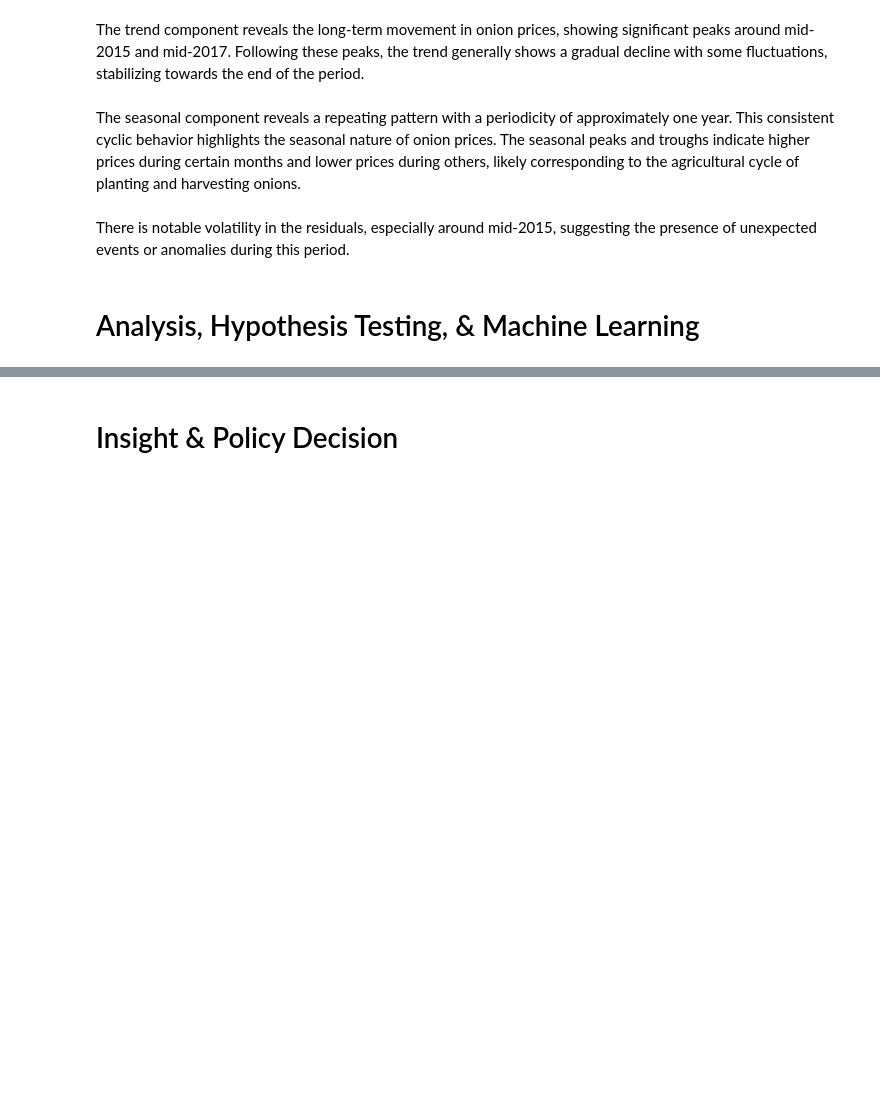
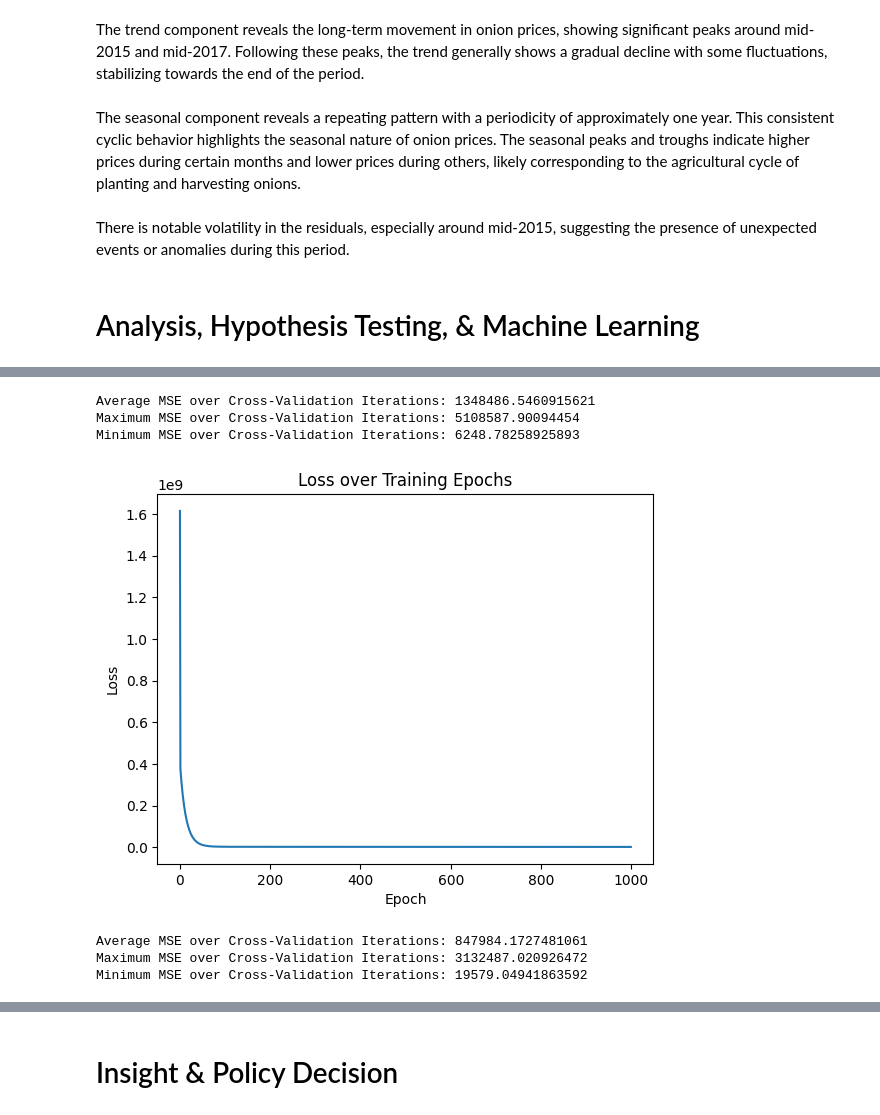
Before and after one commit to 4Delta6/4Delta6.github.io, a Jupyter notebook: final.ipynb, the cells around one changed output, grey strips where cells are left out. Saved outputs shown, nothing was run; the diff lists cells and outputs as text; code cells hidden in the pictures; blank space fills up the shorter version.

```diff
--- a/final.ipynb
+++ b/final.ipynb
@@ -172,0 +243,49 @@ Based on the ADF test results, with a p-value of 0.068, we fail to reject the nu
+# %%
+indexed_df = df.reset_index().sample(frac=1)
+k_fold_size = 10
+k_fold_iterations = (len(df) // k_fold_size)
+mse = []
+loss_example = []
+
+# model parameters
+timesteps = 1000
+learning_rate = 0.0005
+
+# add extra iteration for leftover data from grouping data
+if len(df) % k_fold_size != 0:
+    k_fold_iterations += 1
+
+for i in range(k_fold_iterations):
+    # cut group from dataframe for testing and use rest as training set
+    # track eval metrics (MSE, loss, etc.)
+    starting_idx = i * k_fold_size
+    ending_idx = min(len(df), starting_idx + k_fold_size)
+    test_df = indexed_df.iloc[starting_idx:ending_idx]
+    train_df = indexed_df.drop(index=[i for i in range(starting_idx, ending_idx)])
+
+    # normalize df and add biases
+    X_train, y_train = get_normalized_split(train_df)
+    X_test, y_test = get_normalized_split(test_df)
+
+    weights, loss = grad_descent(X_train, y_train, timesteps, learning_rate)
+    loss_example = loss
+
+    predictions = np.dot(X_test, weights)
+    error = np.mean((predictions - y_test)**2)
+    mse.append(error)
+# %%
+print(f"Average MSE over Cross-Validation Iterations: {np.mean(mse)}")
+print(f"Maximum MSE over Cross-Validation Iterations: {np.max(mse)}")
+print(f"Minimum MSE over Cross-Validation Iterations: {np.min(mse)}")
+# %% [output]
+Average MSE over Cross-Validation Iterations: 1348486.5460915621
+Maximum MSE over Cross-Validation Iterations: 5108587.90094454
+Minimum MSE over Cross-Validation Iterations: 6248.78258925893
+# %%
+plt.plot(range(timesteps), loss_example)
+plt.title("Loss over Training Epochs")
+plt.xlabel("Epoch")
+plt.ylabel("Loss")
+plt.show()
+# %% [output]
+[figure, added]
@@ -172,0 +353,8 @@ Based on the ADF test results, with a p-value of 0.068, we fail to reject the nu
+# %%
+print(f"Average MSE over Cross-Validation Iterations: {np.mean(mse)}")
+print(f"Maximum MSE over Cross-Validation Iterations: {np.max(mse)}")
+print(f"Minimum MSE over Cross-Validation Iterations: {np.min(mse)}")
+# %% [output]
+Average MSE over Cross-Validation Iterations: 847984.1727481061
+Maximum MSE over Cross-Validation Iterations: 3132487.020926472
+Minimum MSE over Cross-Validation Iterations: 19579.04941863592
```
Also changed, not shown: parts of 16 cells of this notebook.
